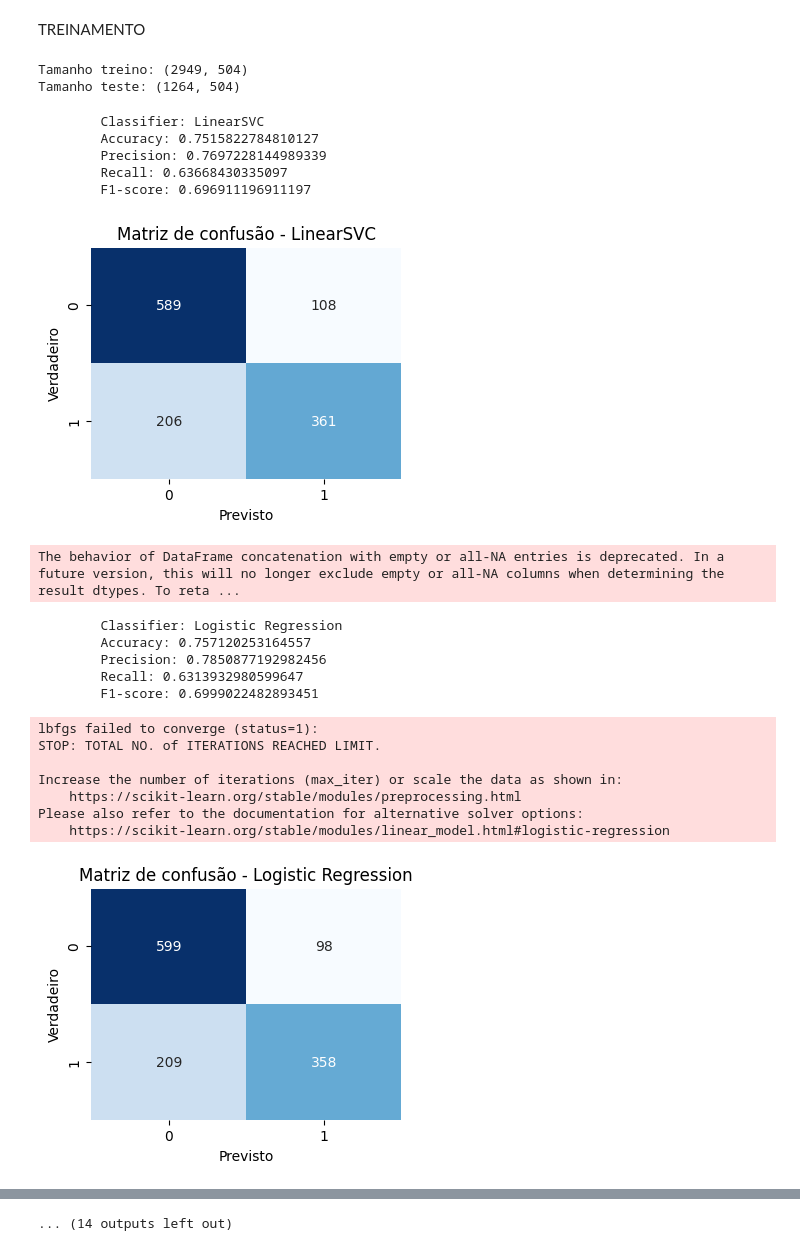
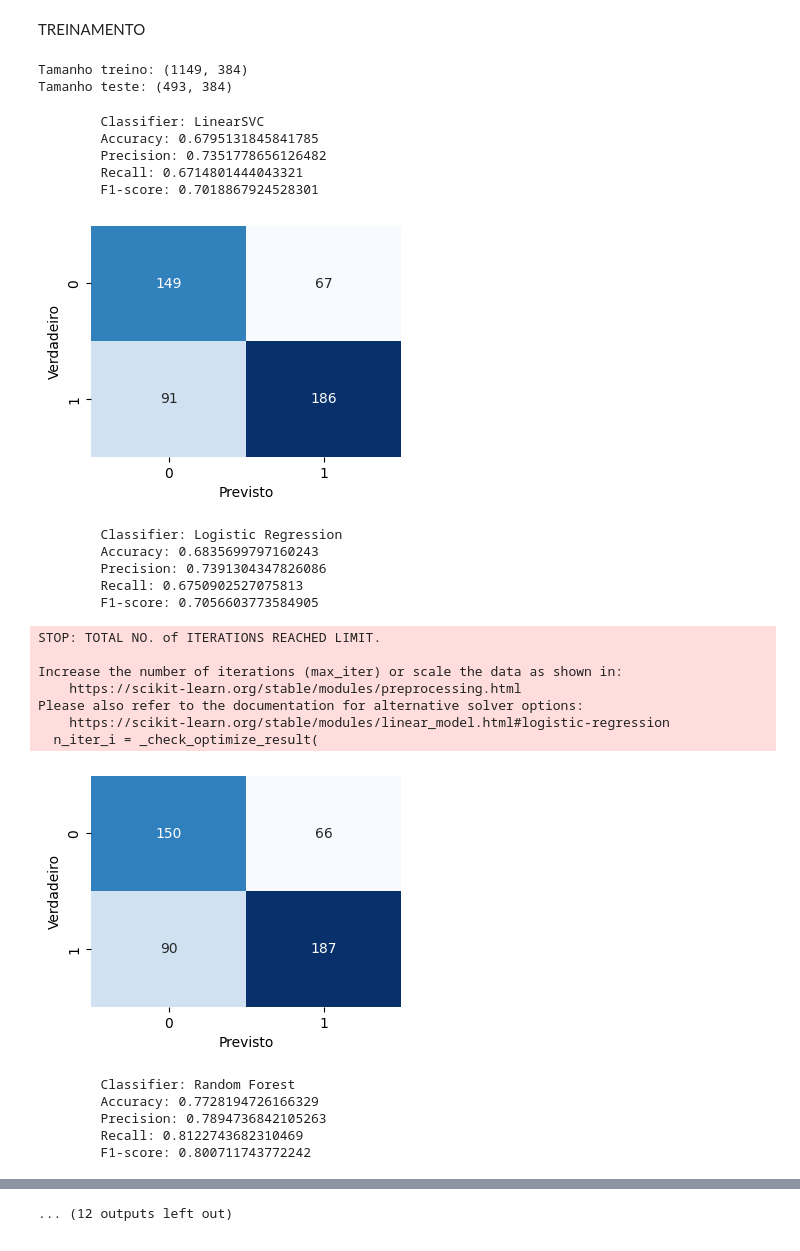
Before and after one commit to PauloDalsoto/neuroTechnic, a Jupyter notebook: utils/concat_data.ipynb, the cells around one changed output, grey strips where cells are left out. Drawn from its saved outputs; the diff is of its cells as text; code cells hidden in the pictures.

```diff
--- a/utils/concat_data.ipynb
+++ b/utils/concat_data.ipynb
@@ -206,14 +206,28 @@ from scipy.fftpack import fft
 import pywt
 
 # Parâmetros
-window_size = 1000  # Número de amostras por janela
-overlap = 0.5  # Sobreposição entre janelas
-cutoff = 60  # Frequência de corte em Hz
+window_size = 2952  # Número de amostras por janela
+overlap = 0.57  # Sobreposição entre janelas
+cutoff = 51  # Frequência de corte em Hz
 frequencia_amostragem = 250  # Taxa de amostragem média em Hz (ajustada para EEG típico)
 
 X_features = []
 y_labels = []
 medicoes = 0
+
+from scipy.interpolate import interp1d
+def pad_or_interpolate(array, target_length):
+    if len(array) < target_length:
+        # Padding
+        return np.pad(array, (0, target_length - len(array)), 'constant', constant_values=0)
+    elif len(array) > target_length:
+        # Interpolation
+        x = np.arange(len(array))
+        f = interp1d(x, array, kind='linear', fill_value='extrapolate')
+        x_new = np.linspace(0, len(array)-1, target_length)
+        return f(x_new)
+    else:
+        return array
 
 # Filtro passa-baixa
 def butter_lowpass_filter(data, cutoff, fs, order=5):
@@ -295,6 +309,11 @@ for file in csv_files:
         # FFT
         fft_values = np.abs(fft(values))[:len(values)//2]
         freqs = np.fft.fftfreq(len(values), d=1/sampling_rate)[:len(values)//2]
+        fft_values_filtered = fft_values[freqs <= (cutoff + 5)]
+
+        fixed_length = 348
+        fft_values_filtered = pad_or_interpolate(fft_values_filtered, fixed_length)
+        # print(f'Comprimento FFT Filtrada: {len(fft_values_filtered)}')
 
         # Potência nas bandas de frequência usando FFT
         delta_power = band_power_fft(fft_values, freqs, [0.5, 4])
@@ -310,7 +329,8 @@ for file in csv_files:
 
         # Combinar todas as features
         # features = list(fft_values) + [delta_power, theta_power, alpha_power, beta_power, mean, variance, skewness, kurtosis] + wavelet_features
-        features =  list(fft_values) + [delta_power, theta_power, alpha_power, beta_power]
+        # features =  list(fft_values) + [delta_power, theta_power, alpha_power, beta_power] #MLP Classifier	0.757911	0.780645	0.640212	0.703488
+        features =  list(fft_values_filtered) + list(wavelet_features)
 
         X_features.append(features)
 
@@ -357,8 +377,8 @@ X_train, X_test, y_train, y_test = train_test_split(X_features, y_labels, test_s
 print(f"Tamanho treino: {X_train.shape}")
 print(f"Tamanho teste: {X_test.shape}")
 # %% [output]
-Tamanho treino: (2949, 504)
-Tamanho teste: (1264, 504)
+Tamanho treino: (1149, 384)
+Tamanho teste: (493, 384)
 # %%
 classifiers = {
     'LinearSVC': LinearSVC(),
@@ -390,50 +410,55 @@ for name, clf in classifiers.items():
     precision = precision_score(y_test, y_pred)
     recall = recall_score(y_test, y_pred)
     f1 = f1_score(y_test, y_pred)
 
     # Imprimir métricas
     print(f"\tClassifier: {name}")
     print(f"\tAccuracy: {accuracy}")
     print(f"\tPrecision: {precision}")
     print(f"\tRecall: {recall}")
     print(f"\tF1-score: {f1}")
 
     # Calcular a matriz de confusão
     conf_matrix = confusion_matrix(y_test, y_pred)
 
     # Plotar a matriz de confusão
     plt.figure(figsize=(4, 3))
     sns.heatmap(conf_matrix, annot=True, fmt="d", cmap="Blues", cbar=False)
     plt.xlabel('Previsto')
     plt.ylabel('Verdadeiro')
-    plt.title(f'Matriz de confusão - {name}')
     plt.show()
+    # plt.title(f'Matriz de confusão - {name}')
+
     print("\n")
 
     #create a dataframe with the results linke model name, accuracy, precision, recall and f1
     results = pd.concat([results, pd.DataFrame({'Model': [name], 'Accuracy': [accuracy], 'Precision': [precision], 'Recall': [recall], 'F1': [f1]})], ignore_index=True)
 
 # print the results ordered by f1 score and accuracy
 results = results.sort_values(by='Accuracy', ascending=False)
 results
 # %% [output]
         Classifier: LinearSVC
-        Accuracy: 0.7515822784810127
-        Precision: 0.7697228144989339
-        Recall: 0.63668430335097
-        F1-score: 0.696911196911197
+        Accuracy: 0.6795131845841785
+        Precision: 0.7351778656126482
+        Recall: 0.6714801444043321
+        F1-score: 0.7018867924528301
-[figure, old version]
+[figure, new version]
-The behavior of DataFrame concatenation with empty or all-NA entries is deprecated. In a future version, this will no longer exclude empty or all-NA columns when determining the result dtypes. To reta ...
+        Classifier: Logistic Regression
+        Accuracy: 0.6835699797160243
+        Precision: 0.7391304347826086
+        Recall: 0.6750902527075813
+        F1-score: 0.7056603773584905
-        Classifier: Logistic Regression
-        Accuracy: 0.757120253164557
-        Precision: 0.7850877192982456
-        Recall: 0.6313932980599647
-        F1-score: 0.6999022482893451
+STOP: TOTAL NO. of ITERATIONS REACHED LIMIT.
+
+Increase the number of iterations (max_iter) or scale the data as shown in:
+    https://scikit-learn.org/stable/modules/preprocessing.html
+Please also refer to the documentation for alternative solver options:
+    https://scikit-learn.org/stable/modules/linear_model.html#logistic-regression
+  n_iter_i = _check_optimize_result(
+[figure, new version]
-lbfgs failed to converge (status=1):
-STOP: TOTAL NO. of ITERATIONS REACHED LIMIT.
-
-Increase the number of iterations (max_iter) or scale the data as shown in:
-    https://scikit-learn.org/stable/modules/preprocessing.html
-Please also refer to the documentation for alternative solver options:
-    https://scikit-learn.org/stable/modules/linear_model.html#logistic-regression
+        Classifier: Random Forest
+        Accuracy: 0.7728194726166329
+        Precision: 0.7894736842105263
+        Recall: 0.8122743682310469
+        F1-score: 0.800711743772242
-[figure, old version]
@@ -458,4 +483,4 @@ Please also refer to the documentation for alternative solver options:
-... (14 outputs left out)
+... (12 outputs left out)
 # %%
 # model = classifiers["MLP Classifier"]
 
```
Also changed, not shown: parts of 2 cells of this notebook, 3 other files.
